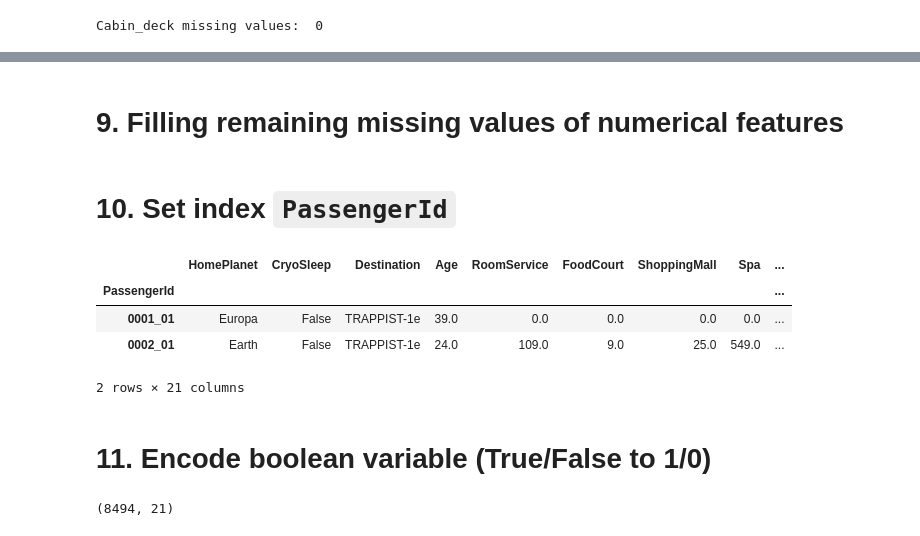
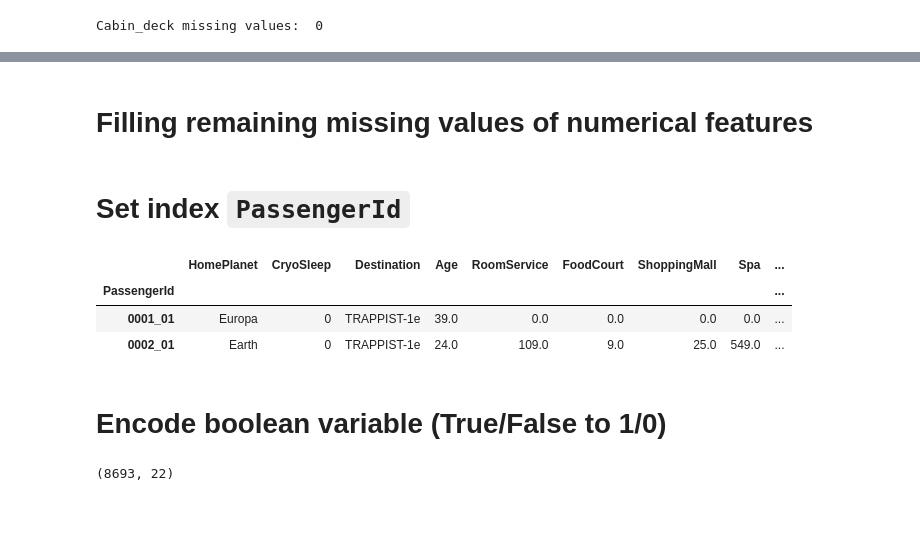
Before and after one commit to costasmexis/spaceship-titanic, a Jupyter notebook: EDA - Feature Engineering.ipynb, the cells around one changed output, grey strips where cells are left out. Cells and saved outputs as stored; diff of their text form; code cells hidden in the pictures.

```diff
--- a/EDA - Feature Engineering.ipynb
+++ b/EDA - Feature Engineering.ipynb
@@ -505,2 +614,0 @@ train['Cabin_side'].isna().sum()
-# %%
-train.drop(index=train[train['Cabin_side'].isna()].index, inplace=True)
@@ -508,0 +624,4 @@ We will drop these rows..
+# %%
+train.loc[(train['HomePlanet']=='Earth') & (train['Cabin_side'].isna()), 'Cabin_side'] = 'P'
+train.loc[(train['HomePlanet']=='Europa') & (train['Cabin_side'].isna()), 'Cabin_side'] = 'S'
+train.loc[(train['HomePlanet']=='Mars') & (train['Cabin_side'].isna()), 'Cabin_side'] = 'P'
@@ -532,6 +657,6 @@ plt.show()
 # %%
 for i in train[train['Cabin_deck'].isnull()].index:
-    if((train.iloc[i]['No_spending']==1) & (train.iloc[i]['HomePlanet']=='Earth')):
+    if((train.iloc[i]['No_spending']==1)):
         train.loc[i, 'Cabin_deck'] = 'G'
     else:
         train.loc[i, 'Cabin_deck'] = 'F'
@@ -544,7 +691,7 @@ Cabin_deck missing values:  0
 # %%
-train.drop(['Name','VIP','Cabin_num','Group'],axis=1,inplace=True)
+train.drop(['First Name','Family Name', 'VIP','Cabin_num','Group', 'Previous Family Name', 'Previous HomePlanet'],axis=1,inplace=True)
 # %% [markdown]
-# 9. Filling remaining missing values of numerical features
+# Filling remaining missing values of numerical features
 # %%
 train.loc[train['No_spending']==1, 'RoomService'] = 0
 train.loc[train['No_spending']==1, 'FoodCourt'] = 0
@@ -560,24 +707,24 @@ imputer = SimpleImputer(strategy="median" )
 imputer.fit(train[imputer_cols])
 train[imputer_cols] = imputer.transform(train[imputer_cols])
 # %% [markdown]
-# 10. Set index `PassengerId`
+# Set index `PassengerId`
 # %%
 train = train.set_index('PassengerId')
 # %%
+pd.set_option('display.max_columns', None)
 train.head(2)
 # %% [output]
 |  | HomePlanet | CryoSleep | Destination | Age | RoomService | FoodCourt | ShoppingMall | Spa | ... |
 | PassengerId |  |  |  |  |  |  |  |  | ... |
-| 0001_01 | Europa | False | TRAPPIST-1e | 39.0 | 0.0 | 0.0 | 0.0 | 0.0 | ... |
-| 0002_01 | Earth | False | TRAPPIST-1e | 24.0 | 109.0 | 9.0 | 25.0 | 549.0 | ... |
+| 0001_01 | Europa | 0 | TRAPPIST-1e | 39.0 | 0.0 | 0.0 | 0.0 | 0.0 | ... |
+| 0002_01 | Earth | 0 | TRAPPIST-1e | 24.0 | 109.0 | 9.0 | 25.0 | 549.0 | ... |
-2 rows × 21 columns
 # %% [markdown]
-# 11. Encode boolean variable (True/False to 1/0)
+# Encode boolean variable (True/False to 1/0)
 # %%
 # label encoding
 from sklearn.preprocessing import LabelEncoder
 
-label_cols = ["HomePlanet", "CryoSleep", "Destination", "Age_group", "Cabin_deck", "Group_size", "Cabin_side"]
+label_cols = ["HomePlanet", "Destination", "Age_group", "Cabin_deck", "Group_size", "Cabin_side"]
 def label_encoder(df, columns):
     for col in columns:
         train[col] = train[col].astype(str)
@@ -587,7 +734,7 @@ def label_encoder(df, columns):
 train = label_encoder(train, label_cols)
 train.shape
 # %% [output]
-(8494, 21)
+(8693, 22)
 # %%
 for col in label_cols:
     dummies = pd.get_dummies(train[col], prefix=col, drop_first=True)
```
Also changed, not shown: parts of 81 cells of this notebook.
